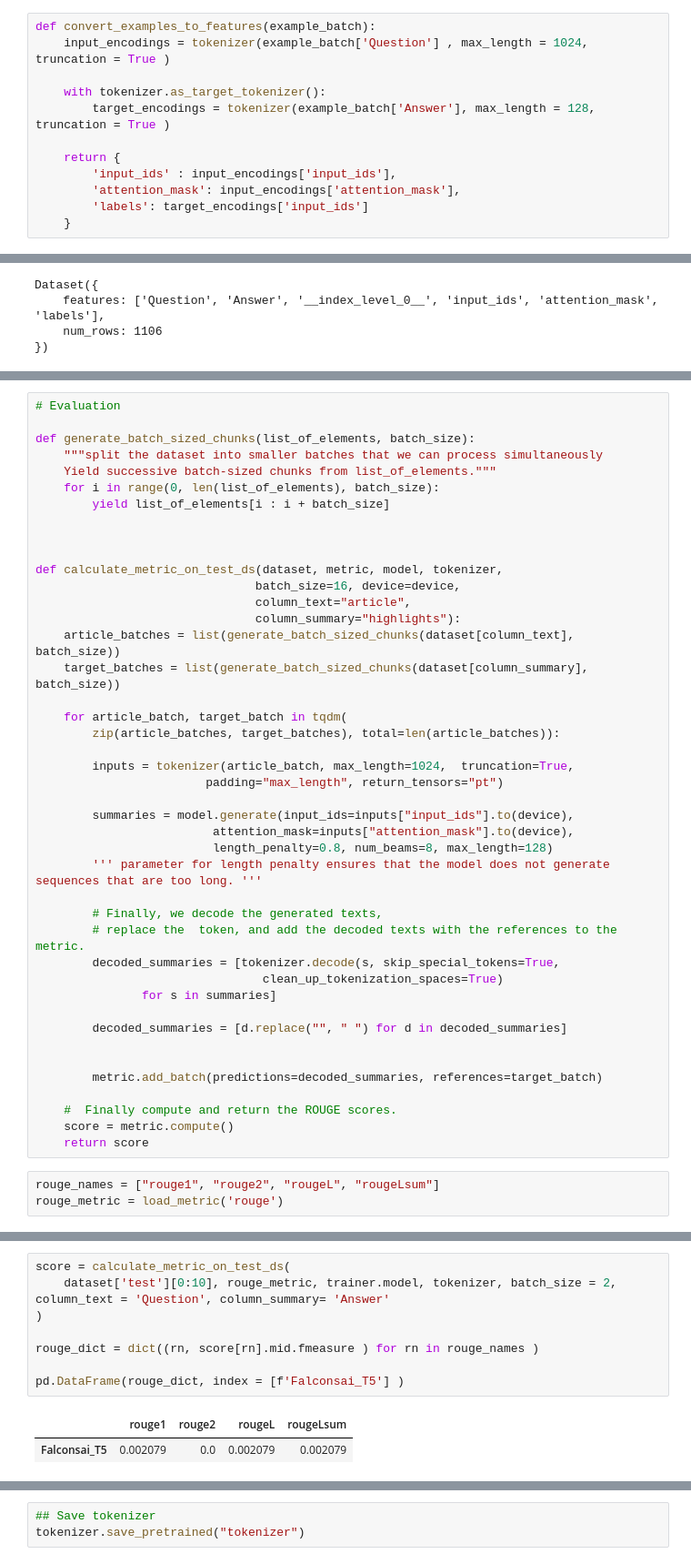
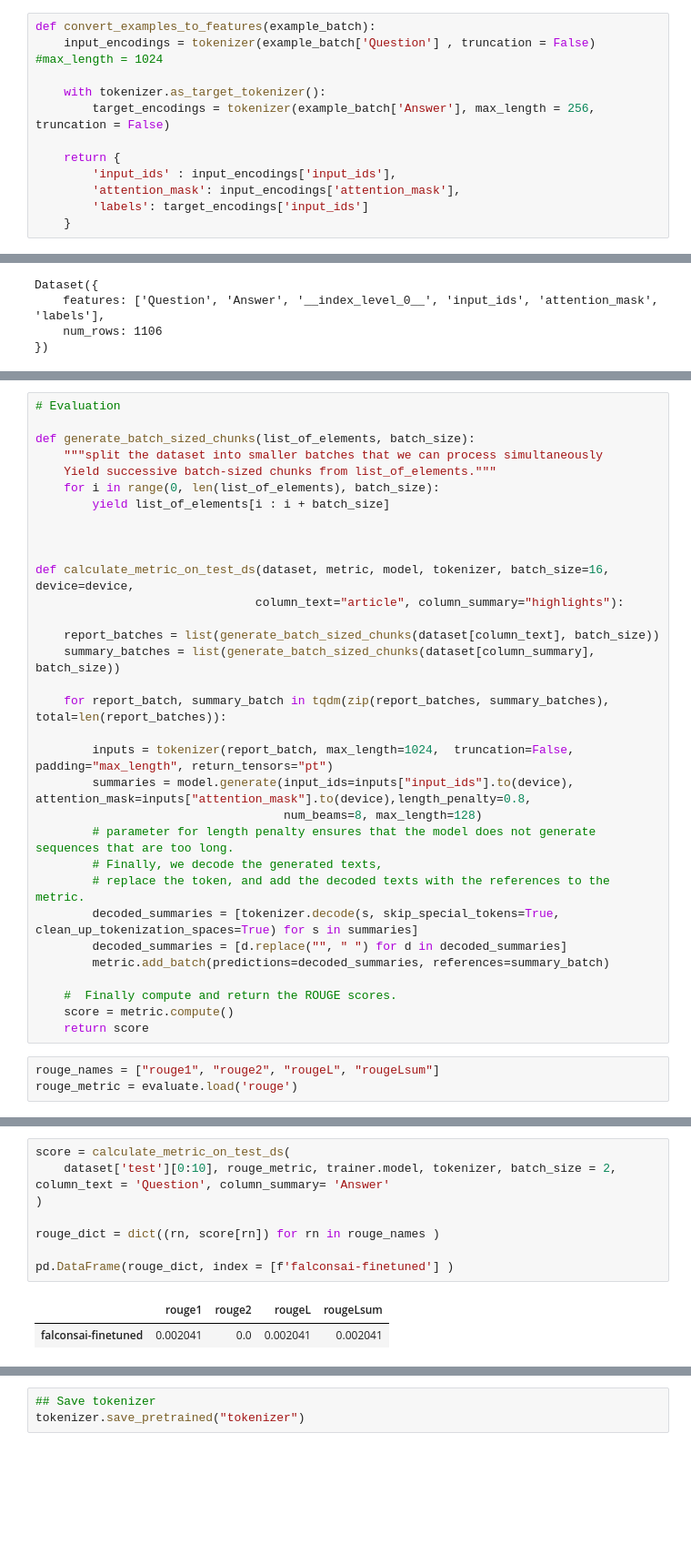
Before and after one commit to cortex-current/clinical_summarization, a Jupyter notebook: notebooks/Text_Summarization.ipynb, the cells around one changed output, grey strips where cells are left out. Shown at 91% size. Cells and saved outputs as stored; diff of their text form; blank space fills up the shorter version.

Commit message:
falconsai better than flanT5

```diff
--- a/notebooks/Text_Summarization.ipynb
+++ b/notebooks/Text_Summarization.ipynb
@@ -156,9 +195,9 @@ Summary:
 # %%
 def convert_examples_to_features(example_batch):
-    input_encodings = tokenizer(example_batch['Question'] , max_length = 1024, truncation = True )
+    input_encodings = tokenizer(example_batch['Question'] , truncation = False) #max_length = 1024
 
     with tokenizer.as_target_tokenizer():
-        target_encodings = tokenizer(example_batch['Answer'], max_length = 128, truncation = True )
+        target_encodings = tokenizer(example_batch['Answer'], max_length = 256, truncation = False)
 
     return {
         'input_ids' : input_encodings['input_ids'],
@@ -232,38 +277,27 @@ def generate_batch_sized_chunks(list_of_elements, batch_size):
 
 
 
-def calculate_metric_on_test_ds(dataset, metric, model, tokenizer,
-                               batch_size=16, device=device,
-                               column_text="article",
-                               column_summary="highlights"):
-    article_batches = list(generate_batch_sized_chunks(dataset[column_text], batch_size))
-    target_batches = list(generate_batch_sized_chunks(dataset[column_summary], batch_size))
+def calculate_metric_on_test_ds(dataset, metric, model, tokenizer, batch_size=16, device=device,
+                               column_text="article", column_summary="highlights"):
 
-    for article_batch, target_batch in tqdm(
-        zip(article_batches, target_batches), total=len(article_batches)):
+    report_batches = list(generate_batch_sized_chunks(dataset[column_text], batch_size))
+    summary_batches = list(generate_batch_sized_chunks(dataset[column_summary], batch_size))
 
-        inputs = tokenizer(article_batch, max_length=1024,  truncation=True,
-                        padding="max_length", return_tensors="pt")
+    for report_batch, summary_batch in tqdm(zip(report_batches, summary_batches), total=len(report_batches)):
 
-        summaries = model.generate(input_ids=inputs["input_ids"].to(device),
-                         attention_mask=inputs["attention_mask"].to(device),
-                         length_penalty=0.8, num_beams=8, max_length=128)
-        ''' parameter for length penalty ensures that the model does not generate sequences that are too long. '''
-
+        inputs = tokenizer(report_batch, max_length=1024,  truncation=False, padding="max_length", return_tensors="pt")
+        summaries = model.generate(input_ids=inputs["input_ids"].to(device), attention_mask=inputs["attention_mask"].to(device),length_penalty=0.8,
+                                   num_beams=8, max_length=128)
+        # parameter for length penalty ensures that the model does not generate sequences that are too long.
         # Finally, we decode the generated texts,
-        # replace the  token, and add the decoded texts with the references to the metric.
-        decoded_summaries = [tokenizer.decode(s, skip_special_tokens=True,
-                                clean_up_tokenization_spaces=True)
-               for s in summaries]
-
+        # replace the token, and add the decoded texts with the references to the metric.
+        decoded_summaries = [tokenizer.decode(s, skip_special_tokens=True, clean_up_tokenization_spaces=True) for s in summaries]
         decoded_summaries = [d.replace("", " ") for d in decoded_summaries]
-
-
-        metric.add_batch(predictions=decoded_summaries, references=target_batch)
+        metric.add_batch(predictions=decoded_summaries, references=summary_batch)
 
     #  Finally compute and return the ROUGE scores.
     score = metric.compute()
     return score
 # %%
 rouge_names = ["rouge1", "rouge2", "rougeL", "rougeLsum"]
-rouge_metric = load_metric('rouge')
+rouge_metric = evaluate.load('rouge')
@@ -274,13 +304,13 @@ Passing `trust_remote_code=True` will be mandatory to load this metric from the
 # %%
 score = calculate_metric_on_test_ds(
     dataset['test'][0:10], rouge_metric, trainer.model, tokenizer, batch_size = 2, column_text = 'Question', column_summary= 'Answer'
 )
 
-rouge_dict = dict((rn, score[rn].mid.fmeasure ) for rn in rouge_names )
+rouge_dict = dict((rn, score[rn]) for rn in rouge_names )
 
-pd.DataFrame(rouge_dict, index = [f'Falconsai_T5'] )
+pd.DataFrame(rouge_dict, index = [f'falconsai-finetuned'] )
 # %% [output]
 |  | rouge1 | rouge2 | rougeL | rougeLsum |
-| Falconsai_T5 | 0.002079 | 0.0 | 0.002079 | 0.002079 |
+| falconsai-finetuned | 0.002041 | 0.0 | 0.002041 | 0.002041 |
 # %%
 ## Save model
```
Also changed, not shown: parts of 25 cells of this notebook, 6 other files.
